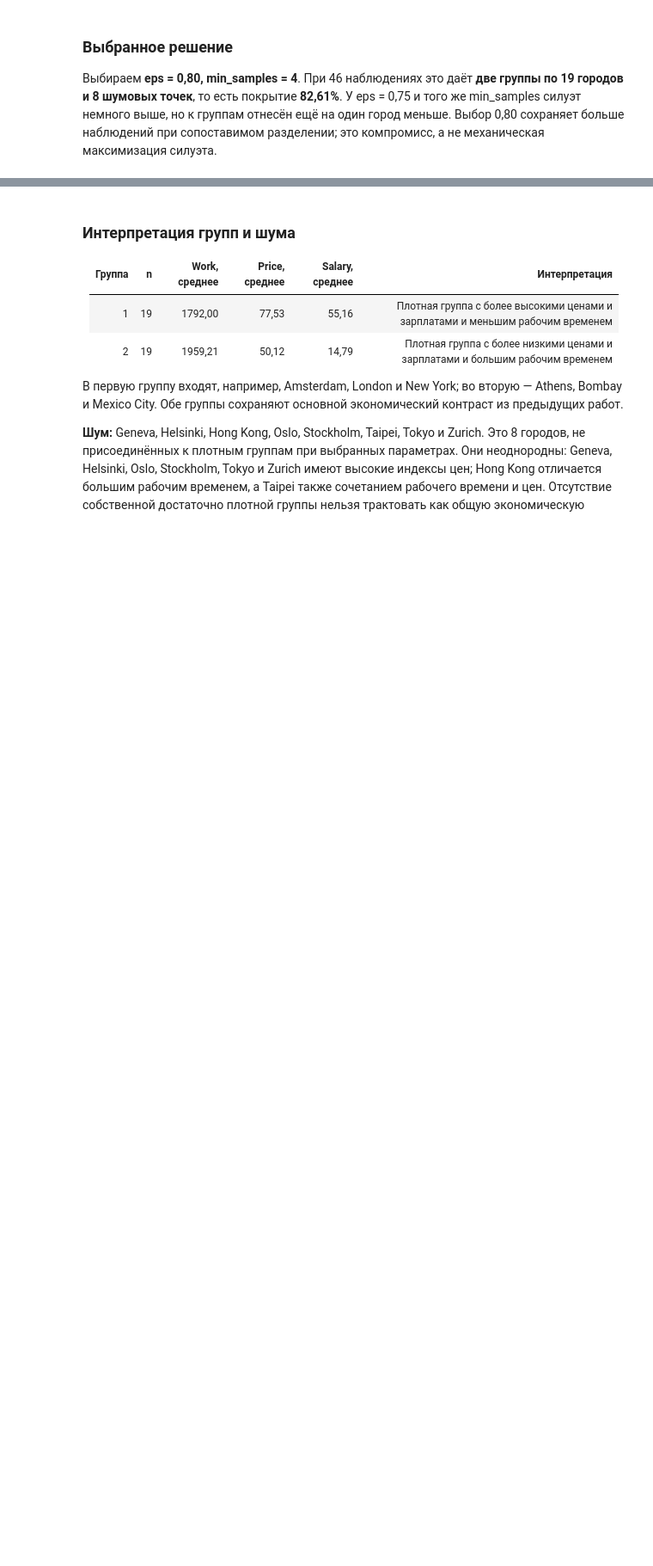
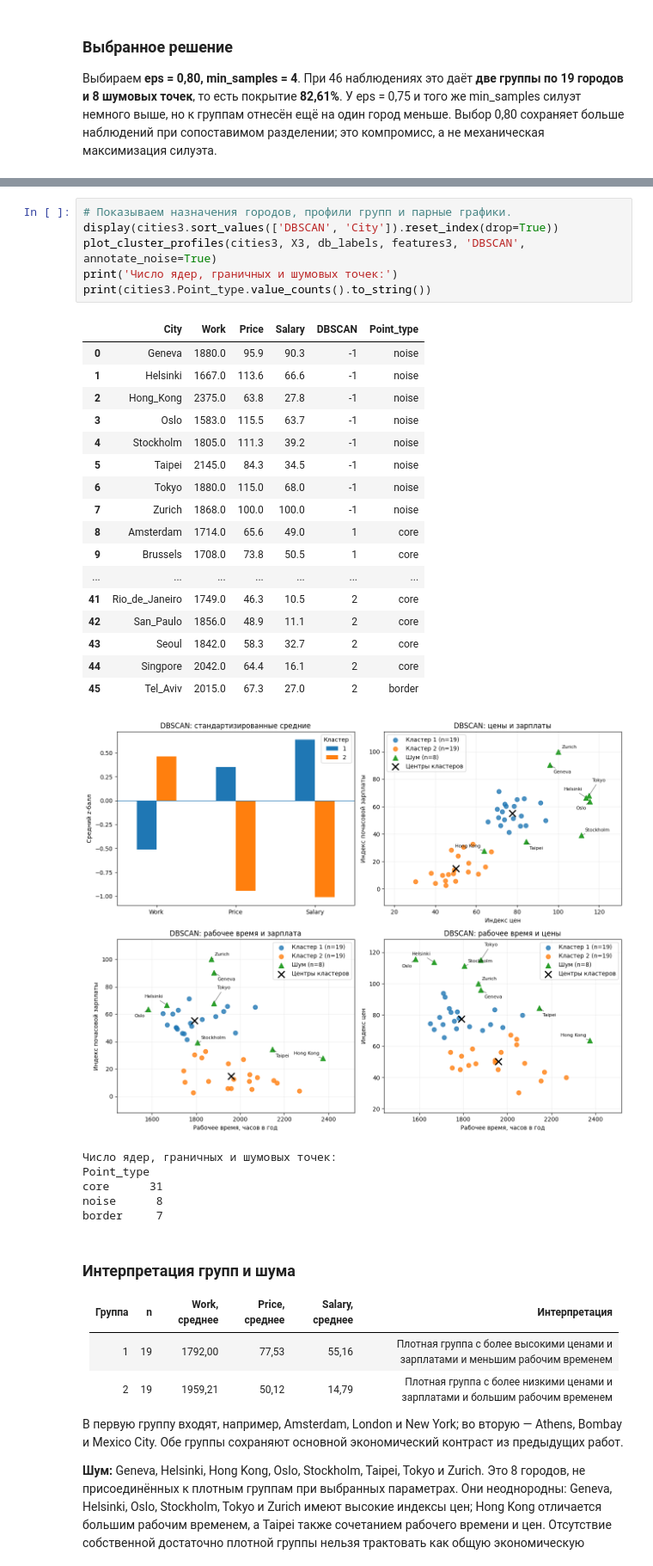
Before and after one commit to IvanManomenov/python_data_analytics, a Jupyter notebook: lab3/lab3_dbscan.ipynb, the cells around one changed output, grey strips where cells are left out. Shown at 86% size. Saved outputs shown, nothing was run; the diff lists cells and outputs as text; blank space fills up the shorter version.

```diff
--- a/lab3/lab3_dbscan.ipynb
+++ b/lab3/lab3_dbscan.ipynb
@@ -188,3 +350,33 @@ border     7
+# %%
+# Показываем назначения городов, профили групп и парные графики.
+display(cities3.sort_values(['DBSCAN', 'City']).reset_index(drop=True))
+plot_cluster_profiles(cities3, X3, db_labels, features3, 'DBSCAN', annotate_noise=True)
+print('Число ядер, граничных и шумовых точек:')
+print(cities3.Point_type.value_counts().to_string())
+# %% [output]
+|  | City | Work | Price | Salary | DBSCAN | Point_type |
+| 0 | Geneva | 1880.0 | 95.9 | 90.3 | -1 | noise |
+| 1 | Helsinki | 1667.0 | 113.6 | 66.6 | -1 | noise |
+| 2 | Hong_Kong | 2375.0 | 63.8 | 27.8 | -1 | noise |
+| 3 | Oslo | 1583.0 | 115.5 | 63.7 | -1 | noise |
+| 4 | Stockholm | 1805.0 | 111.3 | 39.2 | -1 | noise |
+| 5 | Taipei | 2145.0 | 84.3 | 34.5 | -1 | noise |
+| 6 | Tokyo | 1880.0 | 115.0 | 68.0 | -1 | noise |
+| 7 | Zurich | 1868.0 | 100.0 | 100.0 | -1 | noise |
+| 8 | Amsterdam | 1714.0 | 65.6 | 49.0 | 1 | core |
+| 9 | Brussels | 1708.0 | 73.8 | 50.5 | 1 | core |
+| ... | ... | ... | ... | ... | ... | ... |
+| 41 | Rio_de_Janeiro | 1749.0 | 46.3 | 10.5 | 2 | core |
+| 42 | San_Paulo | 1856.0 | 48.9 | 11.1 | 2 | core |
+| 43 | Seoul | 1842.0 | 58.3 | 32.7 | 2 | core |
+| 44 | Singpore | 2042.0 | 64.4 | 16.1 | 2 | core |
+| 45 | Tel_Aviv | 2015.0 | 67.3 | 27.0 | 2 | border |
+[figure, added]
+Число ядер, граничных и шумовых точек:
+Point_type
+core      31
+noise      8
+border     7
 # %% [markdown]
 ### Интерпретация групп и шума
 
```
Also changed, not shown: parts of 15 cells of this notebook.
